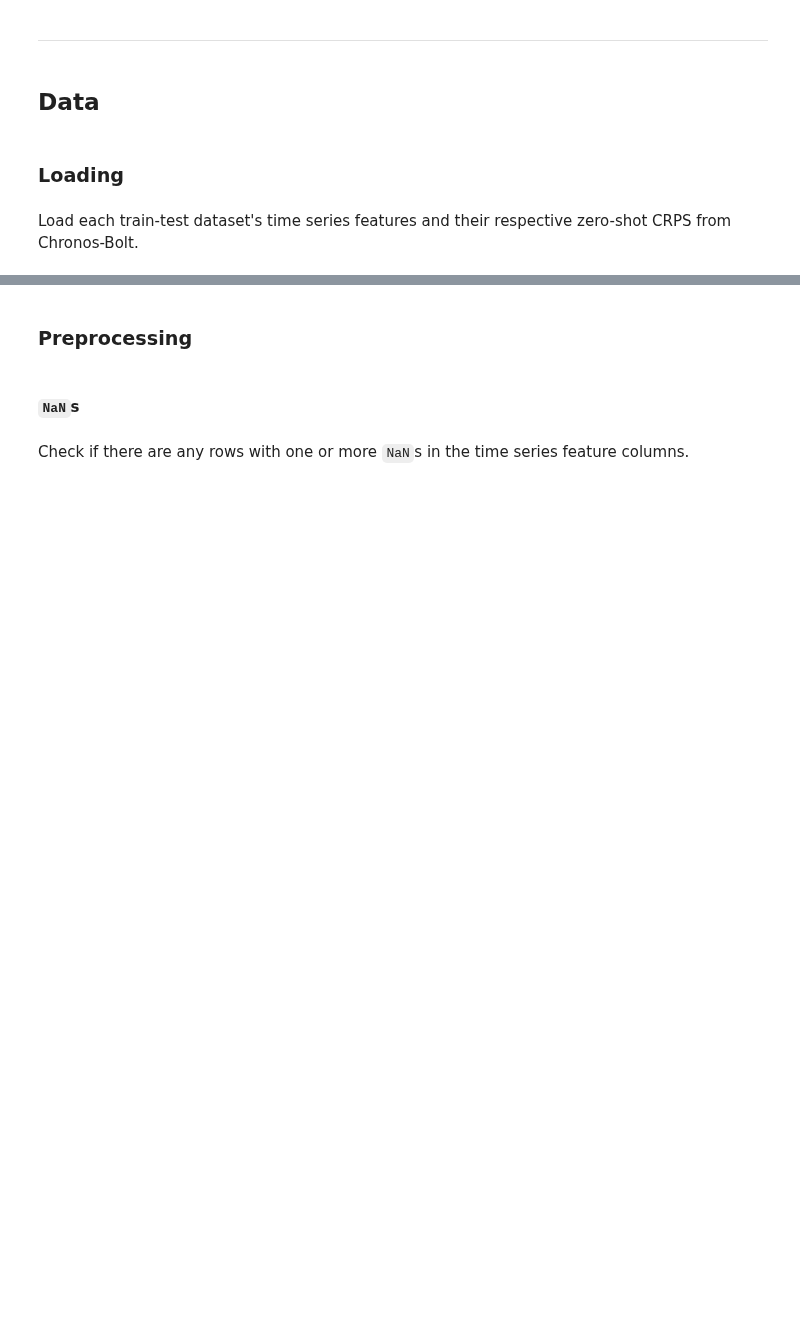
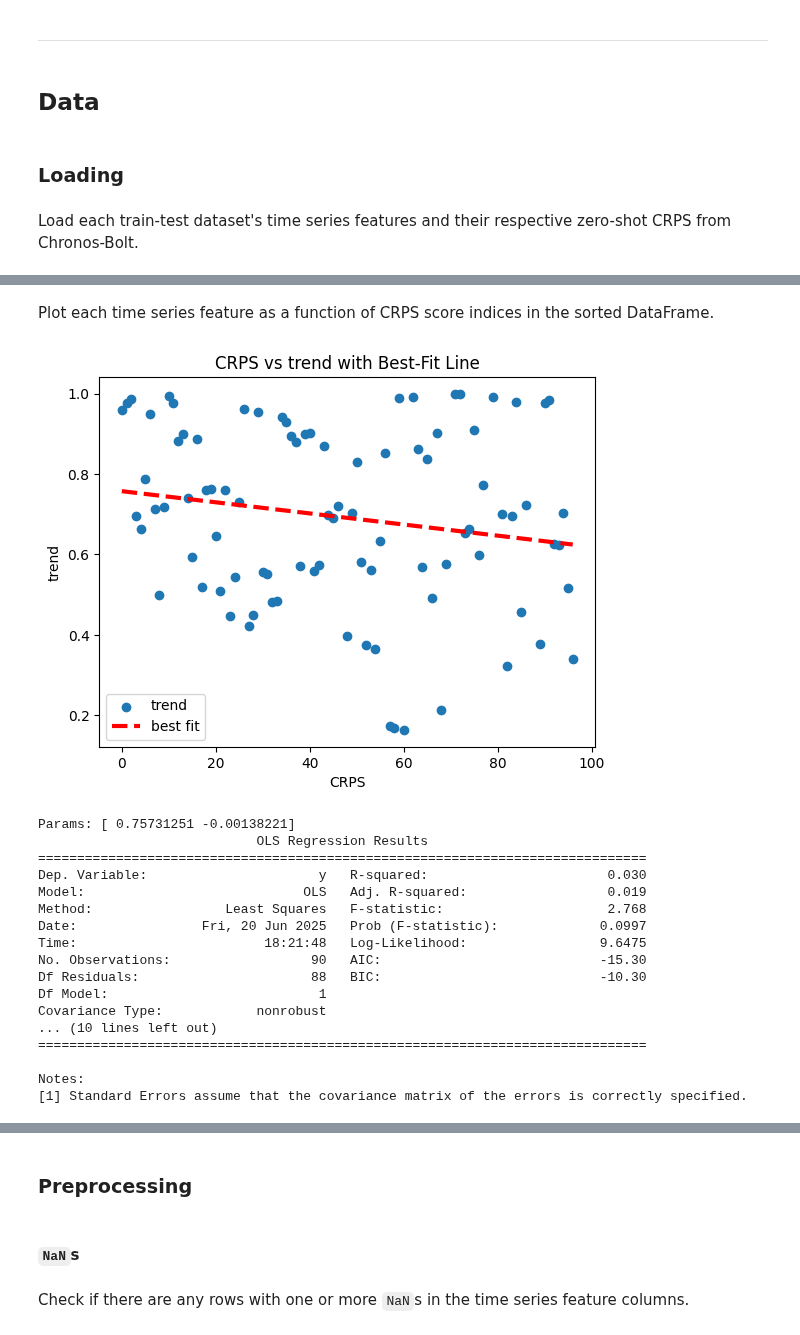
Before and after one commit to mpg05883/gift-eval, a Jupyter notebook: crps_estimation.ipynb, the cells around one changed output, grey strips where cells are left out. Drawn from its saved outputs; the diff is of its cells as text; code cells hidden in the pictures; blank space fills up the shorter version.

```diff
--- a/crps_estimation.ipynb
+++ b/crps_estimation.ipynb
@@ -28,0 +44,6 @@ df.head()
+# %%
+pd.set_option("display.max_rows", None)
+
+sorted_df = df.sort_values(by="true_crps", ascending=True).reset_index(drop=True)
+
+display(sorted_df)
@@ -28,0 +68,61 @@ df.head()
+# %% [markdown]
+Plot each time series feature as a function of CRPS score indices in the sorted DataFrame.
+# %%
+import matplotlib.pyplot as plt
+import numpy as np
+import statsmodels.api as sm
+
+
+features = [
+    "trend",
+    "seasonal_strength",
+    "entropy",
+    "hurst",
+    "stability",
+    "lumpiness",
+]
+
+sorted_df = sorted_df.dropna()
+
+for feature in features:
+    x = sorted_df.index.values
+    y = sorted_df[feature].values
+
+    coeffs = np.polyfit(x, y, deg=1)
+    fit_fn = np.poly1d(coeffs)
+
+    plt.figure()
+    plt.scatter(x, y, label=feature)
+    plt.plot(x, fit_fn(x), "--", color="red", linewidth=3, label="best fit")
+
+    plt.title(f"CRPS vs {feature} with Best-Fit Line")
+    plt.xlabel("CRPS")
+    plt.ylabel(feature)
+    plt.legend()
+    plt.grid(False)
+    plt.show()
+
+    model = sm.OLS(y, sm.add_constant(x))
+    results = model.fit()
+
+    print(f'Params: {results.params}')
+    print(results.summary())
+# %% [output]
+[figure, added]
+Params: [ 0.75731251 -0.00138221]
+                            OLS Regression Results
+==============================================================================
+Dep. Variable:                      y   R-squared:                       0.030
+Model:                            OLS   Adj. R-squared:                  0.019
+Method:                 Least Squares   F-statistic:                     2.768
+Date:                Fri, 20 Jun 2025   Prob (F-statistic):             0.0997
+Time:                        18:21:48   Log-Likelihood:                 9.6475
+No. Observations:                  90   AIC:                            -15.30
+Df Residuals:                      88   BIC:                            -10.30
+Df Model:                           1
+Covariance Type:            nonrobust
+... (10 lines left out)
+==============================================================================
+
+Notes:
+[1] Standard Errors assume that the covariance matrix of the errors is correctly specified.
```
Also changed, not shown: parts of 5 cells of this notebook.
